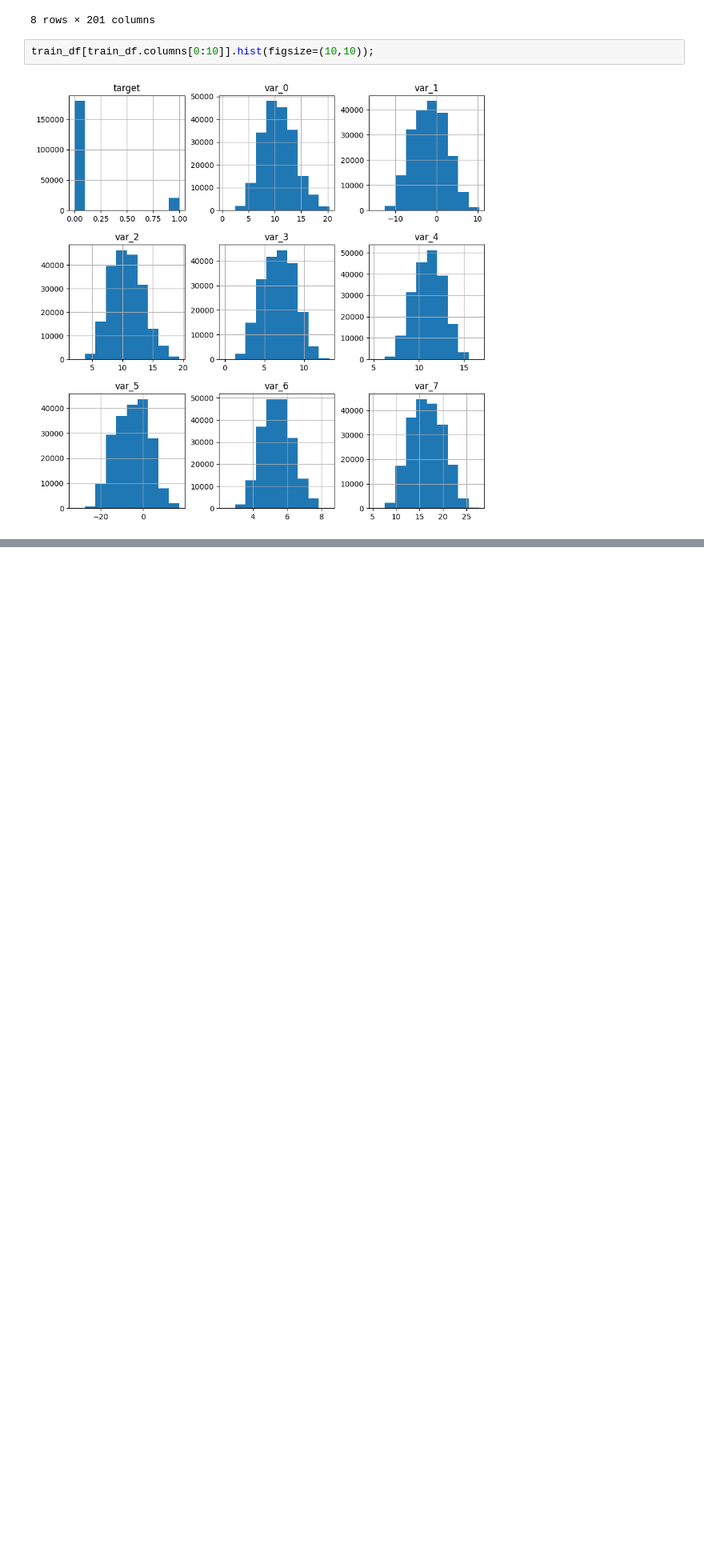
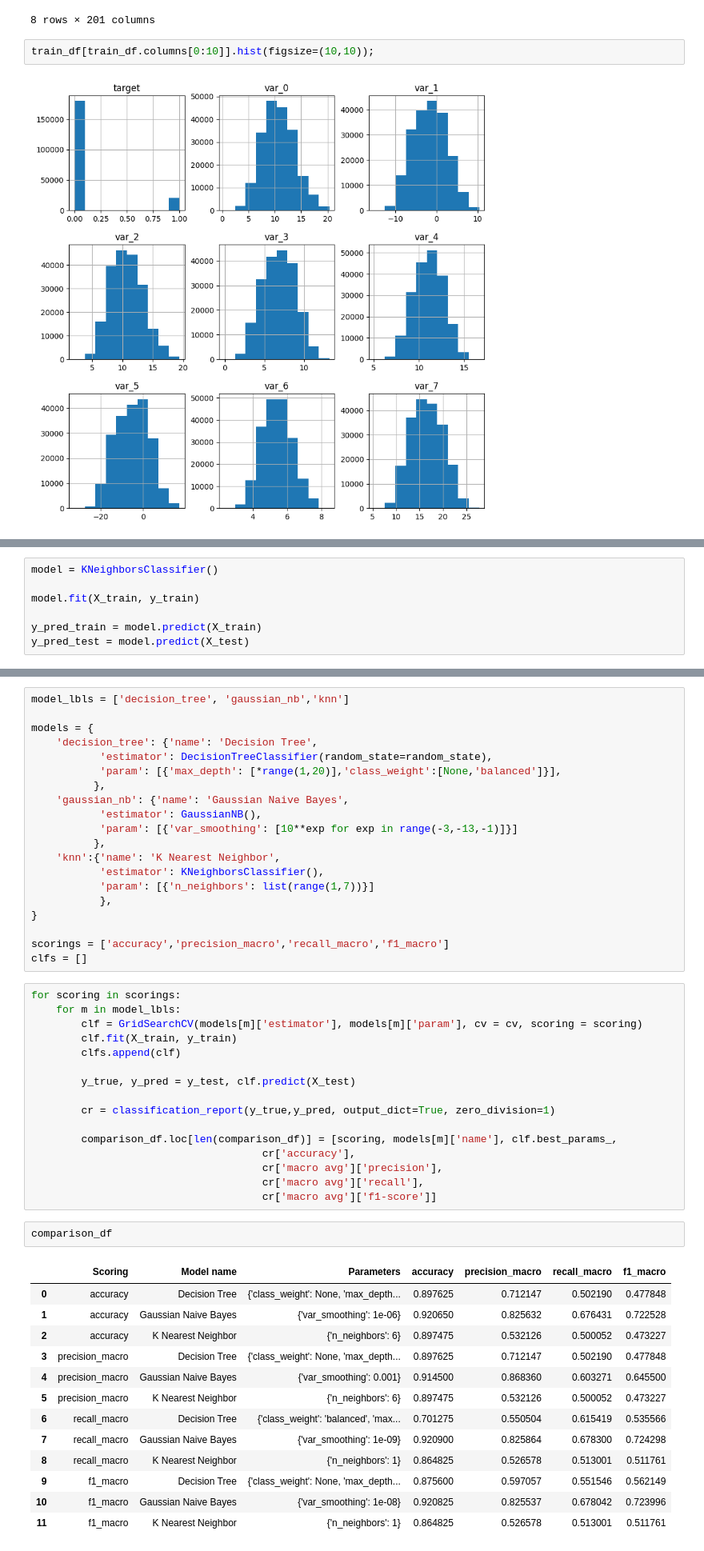
Before and after one commit to pante31/Tutone-CustomerTransactionPrediction, a Jupyter notebook: customer-transaction-prediction/code/tutone-customertransactionprediction.ipynb, the cells around one changed output, grey strips where cells are left out. Shown at 80% size. Saved outputs shown, nothing was run; the diff lists cells and outputs as text; blank space fills up the shorter version.

```diff
--- a/customer-transaction-prediction/code/tutone-customertransactionprediction.ipynb
+++ b/customer-transaction-prediction/code/tutone-customertransactionprediction.ipynb
@@ -110,0 +194,7 @@ submission_df.to_csv('submission.csv')
+# %%
+model = KNeighborsClassifier()
+
+model.fit(X_train, y_train)
+
+y_pred_train = model.predict(X_train)
+y_pred_test = model.predict(X_test)
@@ -110,0 +229,52 @@ submission_df.to_csv('submission.csv')
+# %%
+model_lbls = ['decision_tree', 'gaussian_nb','knn']
+
+models = {
+    'decision_tree': {'name': 'Decision Tree',
+           'estimator': DecisionTreeClassifier(random_state=random_state),
+           'param': [{'max_depth': [*range(1,20)],'class_weight':[None,'balanced']}],
+          },
+    'gaussian_nb': {'name': 'Gaussian Naive Bayes',
+           'estimator': GaussianNB(),
+           'param': [{'var_smoothing': [10**exp for exp in range(-3,-13,-1)]}]
+          },
+    'knn':{'name': 'K Nearest Neighbor',
+           'estimator': KNeighborsClassifier(),
+           'param': [{'n_neighbors': list(range(1,7))}]
+           },
+}
+
+scorings = ['accuracy','precision_macro','recall_macro','f1_macro']
+clfs = []
+# %%
+for scoring in scorings:
+    for m in model_lbls:
+        clf = GridSearchCV(models[m]['estimator'], models[m]['param'], cv = cv, scoring = scoring)
+        clf.fit(X_train, y_train)
+        clfs.append(clf)
+
+        y_true, y_pred = y_test, clf.predict(X_test)
+
+        cr = classification_report(y_true,y_pred, output_dict=True, zero_division=1)
+
+        comparison_df.loc[len(comparison_df)] = [scoring, models[m]['name'], clf.best_params_,
+                                     cr['accuracy'],
+                                     cr['macro avg']['precision'],
+                                     cr['macro avg']['recall'],
+                                     cr['macro avg']['f1-score']]
+# %%
+comparison_df
+# %% [output]
+|  | Scoring | Model name | Parameters | accuracy | precision_macro | recall_macro | f1_macro |
+| 0 | accuracy | Decision Tree | {'class_weight': None, 'max_depth... | 0.897625 | 0.712147 | 0.502190 | 0.477848 |
+| 1 | accuracy | Gaussian Naive Bayes | {'var_smoothing': 1e-06} | 0.920650 | 0.825632 | 0.676431 | 0.722528 |
+| 2 | accuracy | K Nearest Neighbor | {'n_neighbors': 6} | 0.897475 | 0.532126 | 0.500052 | 0.473227 |
+| 3 | precision_macro | Decision Tree | {'class_weight': None, 'max_depth... | 0.897625 | 0.712147 | 0.502190 | 0.477848 |
+| 4 | precision_macro | Gaussian Naive Bayes | {'var_smoothing': 0.001} | 0.914500 | 0.868360 | 0.603271 | 0.645500 |
+| 5 | precision_macro | K Nearest Neighbor | {'n_neighbors': 6} | 0.897475 | 0.532126 | 0.500052 | 0.473227 |
+| 6 | recall_macro | Decision Tree | {'class_weight': 'balanced', 'max... | 0.701275 | 0.550504 | 0.615419 | 0.535566 |
+| 7 | recall_macro | Gaussian Naive Bayes | {'var_smoothing': 1e-09} | 0.920900 | 0.825864 | 0.678300 | 0.724298 |
+| 8 | recall_macro | K Nearest Neighbor | {'n_neighbors': 1} | 0.864825 | 0.526578 | 0.513001 | 0.511761 |
+| 9 | f1_macro | Decision Tree | {'class_weight': None, 'max_depth... | 0.875600 | 0.597057 | 0.551546 | 0.562149 |
+| 10 | f1_macro | Gaussian Naive Bayes | {'var_smoothing': 1e-08} | 0.920825 | 0.825537 | 0.678042 | 0.723996 |
+| 11 | f1_macro | K Nearest Neighbor | {'n_neighbors': 1} | 0.864825 | 0.526578 | 0.513001 | 0.511761 |
```
Also changed, not shown: parts of 32 cells of this notebook.
